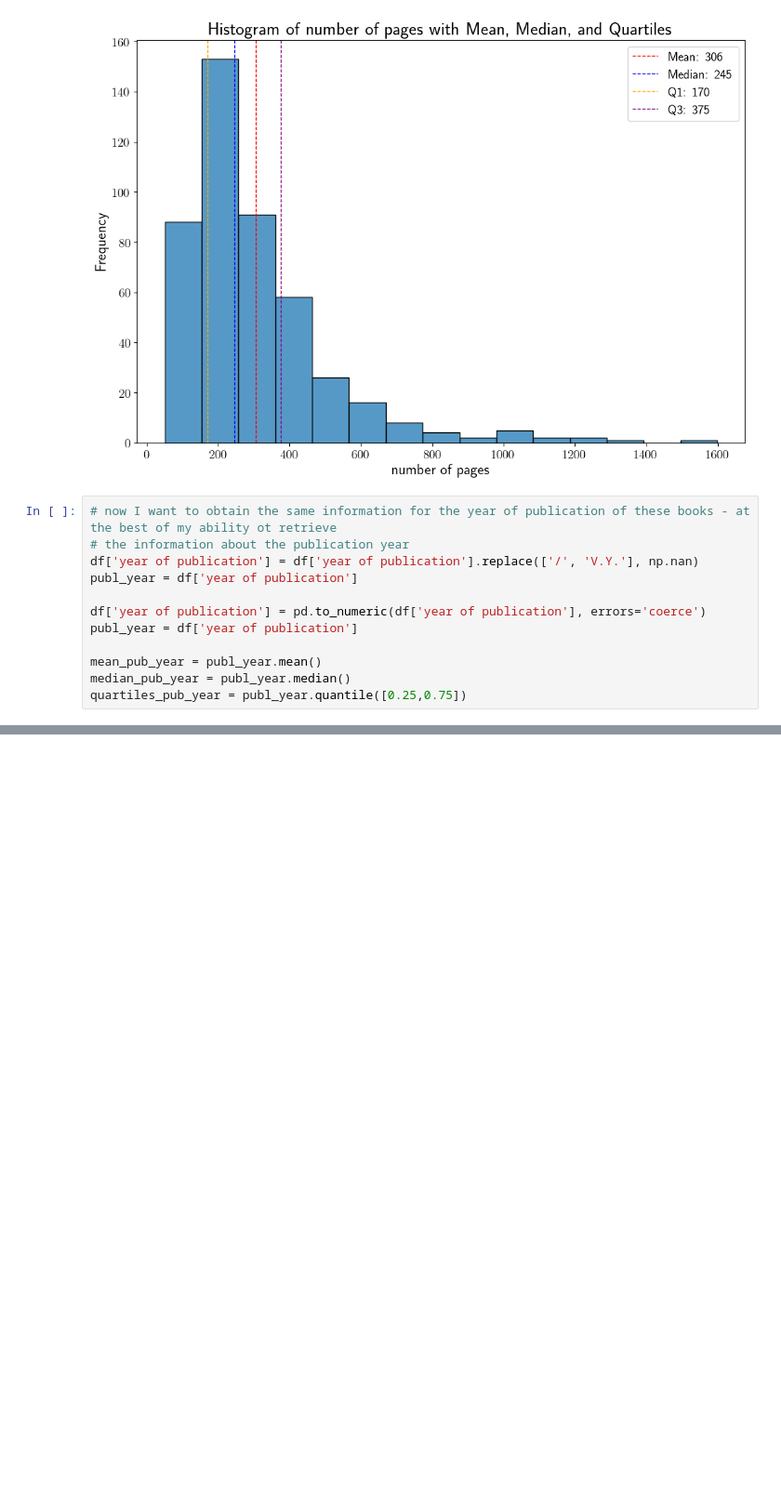
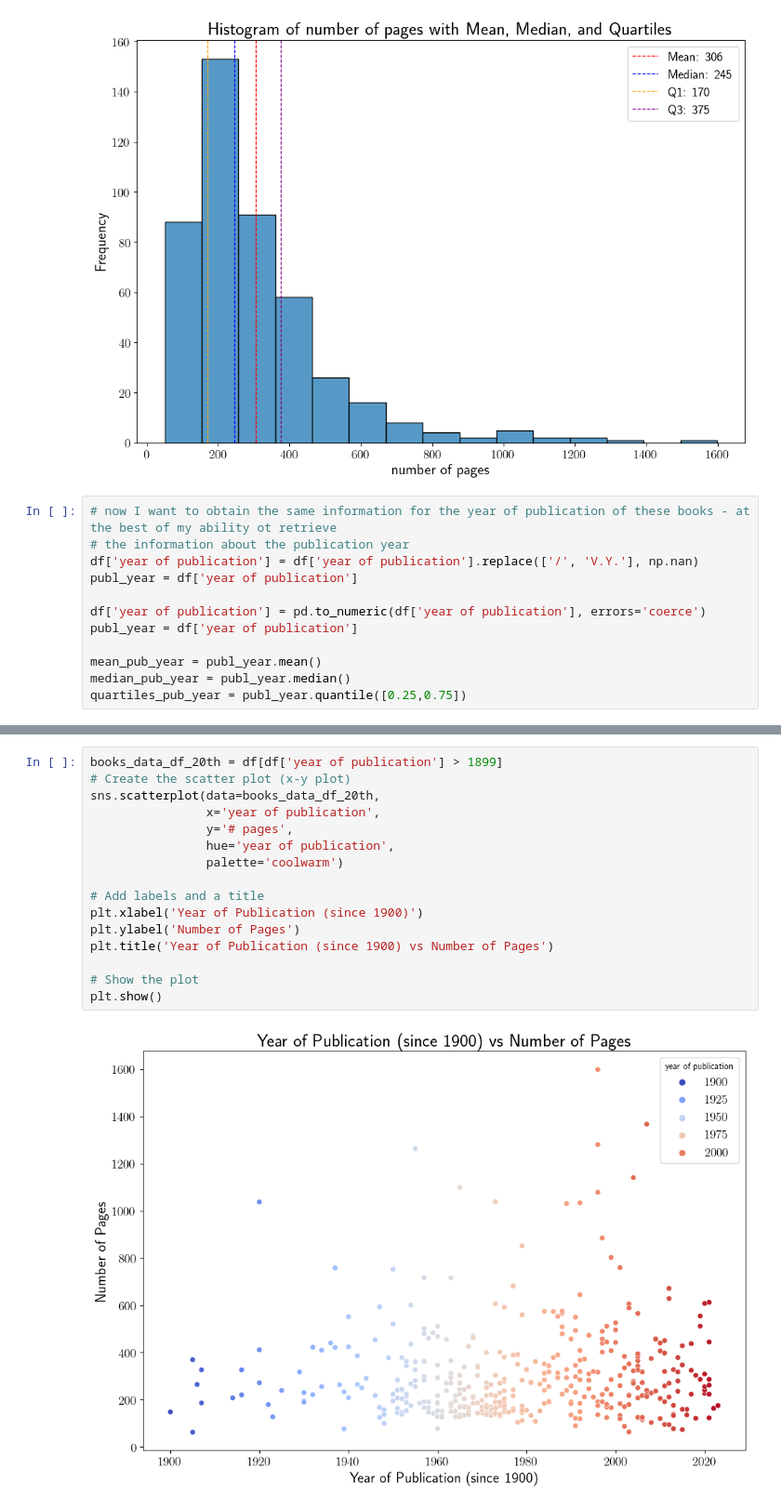
Before and after one commit to anvi-git/Project_Book_library, a Jupyter notebook: book_library.ipynb, the cells around one changed output, grey strips where cells are left out. Shown: that part at 93% size. Cells and saved outputs as stored; diff of their text form; blank space fills up the shorter version.

```diff
--- a/book_library.ipynb
+++ b/book_library.ipynb
@@ -171,0 +192,18 @@ plt.show()
+# %%
+books_data_df_20th = df[df['year of publication'] > 1899]
+# Create the scatter plot (x-y plot)
+sns.scatterplot(data=books_data_df_20th,
+                x='year of publication',
+                y='# pages',
+                hue='year of publication',
+                palette='coolwarm')
+
+# Add labels and a title
+plt.xlabel('Year of Publication (since 1900)')
+plt.ylabel('Number of Pages')
+plt.title('Year of Publication (since 1900) vs Number of Pages')
+
+# Show the plot
+plt.show()
+# %% [output]
+[figure, added]
```
Also changed, not shown: parts of 4 cells of this notebook, 1 other file.
